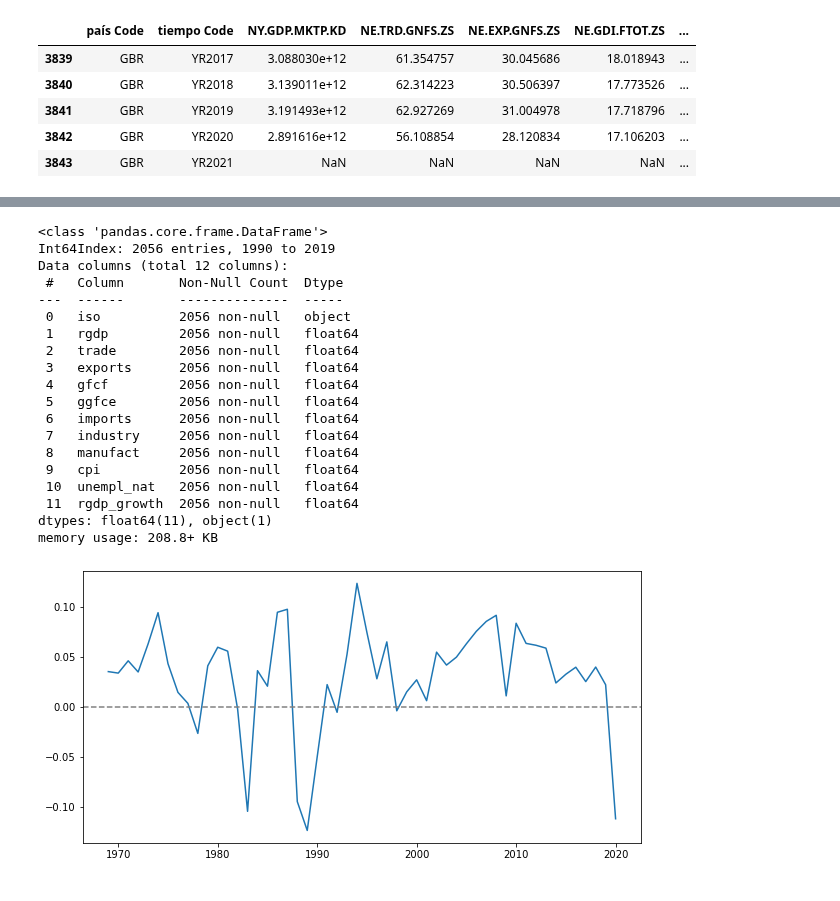
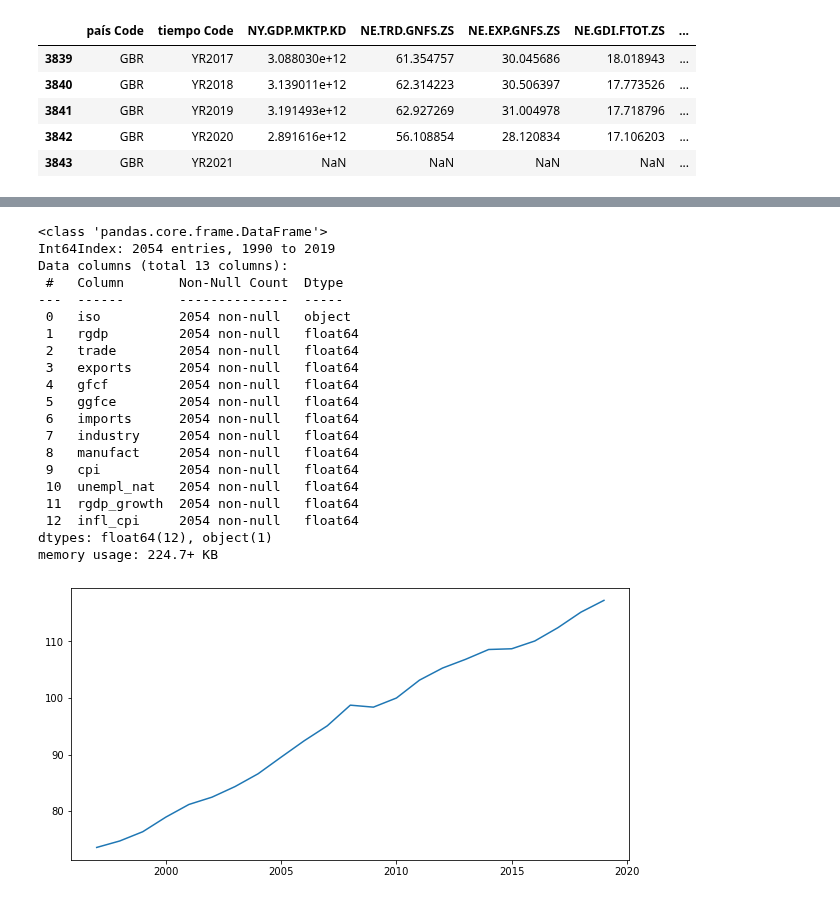
Before and after one commit to valegrei/gdp-growth-forecast, a Jupyter notebook: gdp_growth_forecasting/analysis/data_analysis.ipynb, the cells around one changed output, grey strips where cells are left out. Cells and saved outputs as stored; diff of their text form; code cells hidden in the pictures.

```diff
--- a/gdp_growth_forecasting/analysis/data_analysis.ipynb
+++ b/gdp_growth_forecasting/analysis/data_analysis.ipynb
@@ -185,6 +167,7 @@ def preprocesarWB(df : pd.DataFrame):
         df_n = df_n.interpolate(method='quadratic')
         #calcula el ratio de crecimiento del PBI real
         df_n['rgdp_growth'] = df_n['rgdp'].pct_change()
+        df_n['infl_cpi'] = df_n['cpi'].pct_change()
         #elimina filas con datos faltantes en los extremos
         df_n = df_n.dropna()
 
@@ -196,25 +179,26 @@ df_wb = preprocesarWB(df_wb)
 df_wb.info()
 # %% [output]
 <class 'pandas.core.frame.DataFrame'>
-Int64Index: 2056 entries, 1990 to 2019
-Data columns (total 12 columns):
+Int64Index: 2054 entries, 1990 to 2019
+Data columns (total 13 columns):
  #   Column       Non-Null Count  Dtype
 ---  ------       --------------  -----
- 0   iso          2056 non-null   object
- 1   rgdp         2056 non-null   float64
- 2   trade        2056 non-null   float64
- 3   exports      2056 non-null   float64
- 4   gfcf         2056 non-null   float64
- 5   ggfce        2056 non-null   float64
- 6   imports      2056 non-null   float64
- 7   industry     2056 non-null   float64
- 8   manufact     2056 non-null   float64
- 9   cpi          2056 non-null   float64
- 10  unempl_nat   2056 non-null   float64
- 11  rgdp_growth  2056 non-null   float64
-dtypes: float64(11), object(1)
-memory usage: 208.8+ KB
+ 0   iso          2054 non-null   object
+ 1   rgdp         2054 non-null   float64
+ 2   trade        2054 non-null   float64
+ 3   exports      2054 non-null   float64
+ 4   gfcf         2054 non-null   float64
+ 5   ggfce        2054 non-null   float64
+ 6   imports      2054 non-null   float64
+ 7   industry     2054 non-null   float64
+ 8   manufact     2054 non-null   float64
+ 9   cpi          2054 non-null   float64
+ 10  unempl_nat   2054 non-null   float64
+ 11  rgdp_growth  2054 non-null   float64
+ 12  infl_cpi     2054 non-null   float64
+dtypes: float64(12), object(1)
+memory usage: 224.7+ KB
 # %%
-graficar(df_wb[df_wb.iso == 'PER'],'rgdp_growth',linea_cero=True)
+graficar(df_wb[df_wb.iso=='USA'],'cpi')
 # %% [output]
-[figure, old version]
+[figure, new version]
```
Also changed, not shown: parts of 9 cells of this notebook.
